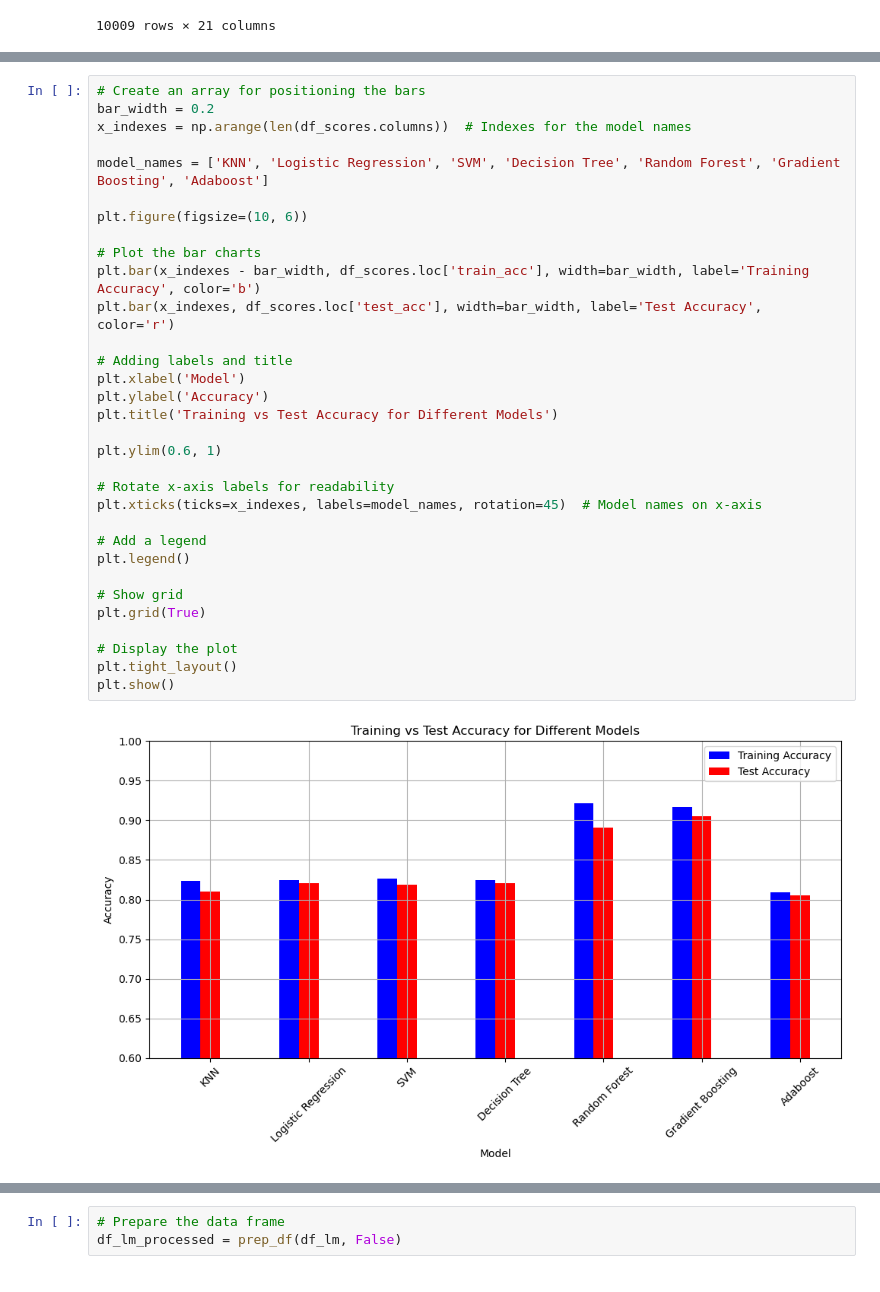
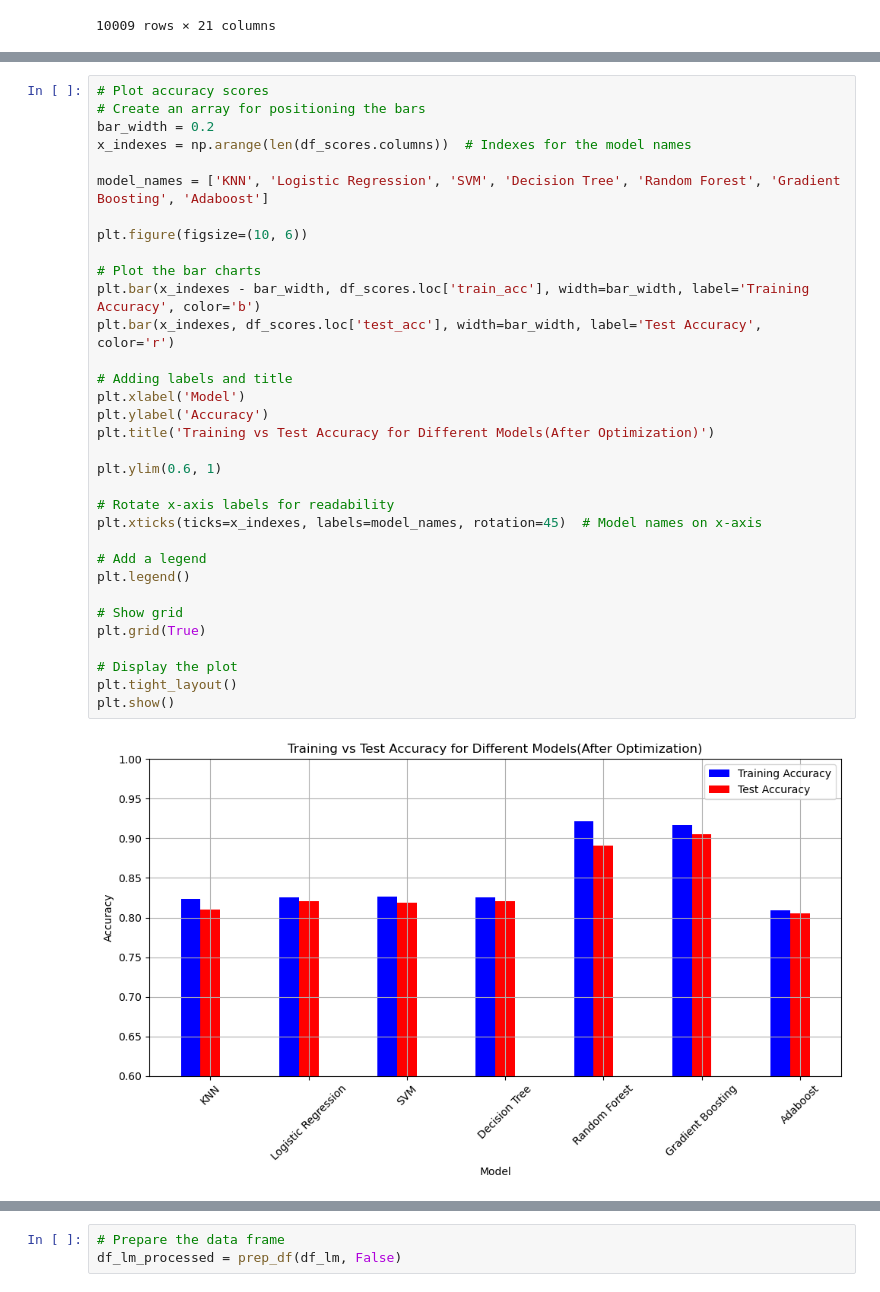
Before and after one commit to LaserLon/Project2, a Jupyter notebook: Project2/model_analysis_final.ipynb, the cells around one changed output, grey strips where cells are left out. Cells and saved outputs as stored; diff of their text form.

Commit message:
updted presentation graphs for pre and post optimization.  added knee plot for KNN.  Updated code to include these model refinements

```diff
--- a/Project2/model_analysis_final.ipynb
+++ b/Project2/model_analysis_final.ipynb
@@ -213,37 +293,38 @@ df_scores
 # %%
+# Plot accuracy scores
 # Create an array for positioning the bars
 bar_width = 0.2
 x_indexes = np.arange(len(df_scores.columns))  # Indexes for the model names
 
 model_names = ['KNN', 'Logistic Regression', 'SVM', 'Decision Tree', 'Random Forest', 'Gradient Boosting', 'Adaboost']
 
 plt.figure(figsize=(10, 6))
 
 # Plot the bar charts
 plt.bar(x_indexes - bar_width, df_scores.loc['train_acc'], width=bar_width, label='Training Accuracy', color='b')
 plt.bar(x_indexes, df_scores.loc['test_acc'], width=bar_width, label='Test Accuracy', color='r')
 
 # Adding labels and title
 plt.xlabel('Model')
 plt.ylabel('Accuracy')
-plt.title('Training vs Test Accuracy for Different Models')
+plt.title('Training vs Test Accuracy for Different Models(After Optimization)')
 
 plt.ylim(0.6, 1)
 
 # Rotate x-axis labels for readability
 plt.xticks(ticks=x_indexes, labels=model_names, rotation=45)  # Model names on x-axis
 
 # Add a legend
 plt.legend()
 
 # Show grid
 plt.grid(True)
 
 # Display the plot
 plt.tight_layout()
 plt.show()
 # %% [output]
-[figure, old version]
+[figure, new version]
 # %%
 # Build out dataframe that model will use for predictions
 
```
Also changed, not shown: parts of 12 cells of this notebook, 1 other file.
